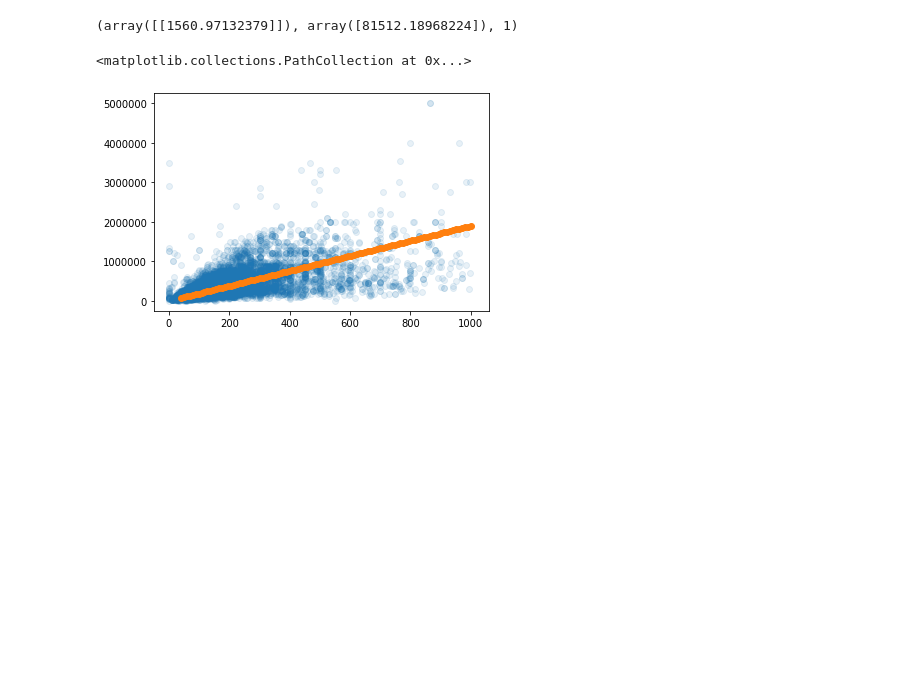
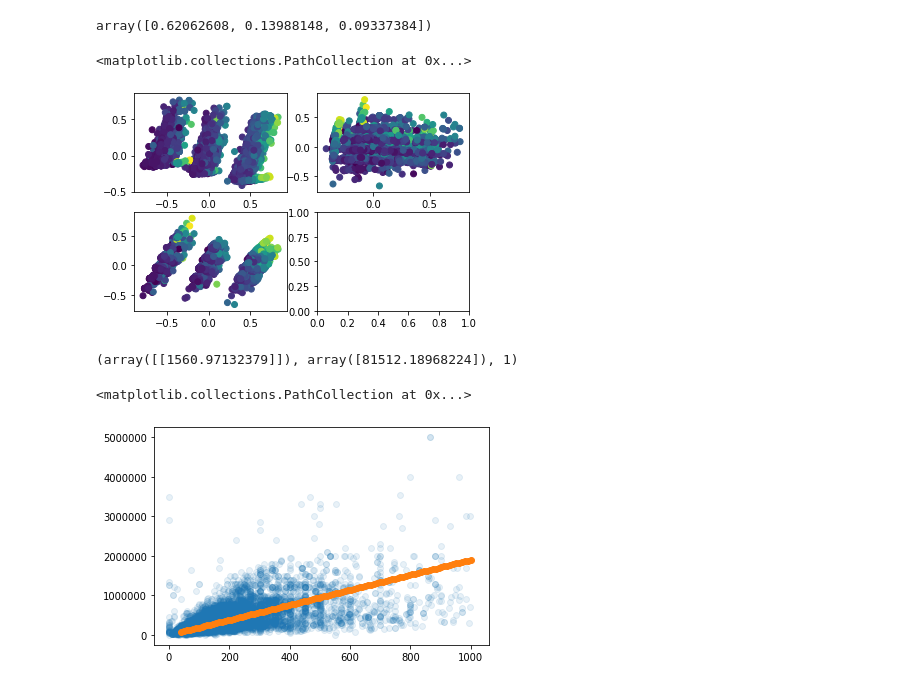
Before and after one commit to creyesp/houses-project, a Jupyter notebook: notebooks/sklearn.ipynb, the cells around one changed output. Cells and saved outputs as stored; diff of their text form; code cells hidden in the pictures; blank space fills up the shorter version.

Commit message:
update sklearn and binder

```diff
--- a/notebooks/sklearn.ipynb
+++ b/notebooks/sklearn.ipynb
@@ -14,3 +70,27 @@ dtype: bool
+# %%
+df_selected.dropna(inplace=True)
+# %%
+df_num_selected = df_selected.select_dtypes(exclude='object')
+# %%
+from sklearn.decomposition import PCA
+from sklearn.preprocessing import StandardScaler
+from sklearn.preprocessing import MinMaxScaler
+scaler = MinMaxScaler()
+# %%
+pca = PCA(n_components=3,)
+arr = pca.fit_transform(scaler.fit_transform(df_num_selected))
+# %%
+pca.explained_variance_ratio_
+# %% [output]
+array([0.62062608, 0.13988148, 0.09337384])
+# %%
+f, ax = plt.subplots(2,2)
+ax[0, 0].scatter(arr[:,0], arr[:,1], c=df_num_selected['m2_edificados'])
+ax[0, 1].scatter(arr[:,1], arr[:,2], c=df_num_selected['m2_edificados'])
+ax[1, 0].scatter(arr[:,0], arr[:,2], c=df_num_selected['m2_edificados'])
+# %% [output]
+<matplotlib.collections.PathCollection at 0x...>
+[figure, added]
 # %%
 features = df_dataset['area_m2'].to_numpy().reshape(-1, 1)
 price = df_dataset['price'].to_numpy().reshape(-1, 1)
```
Also changed, not shown: parts of 9 cells of this notebook, 4 other files.
